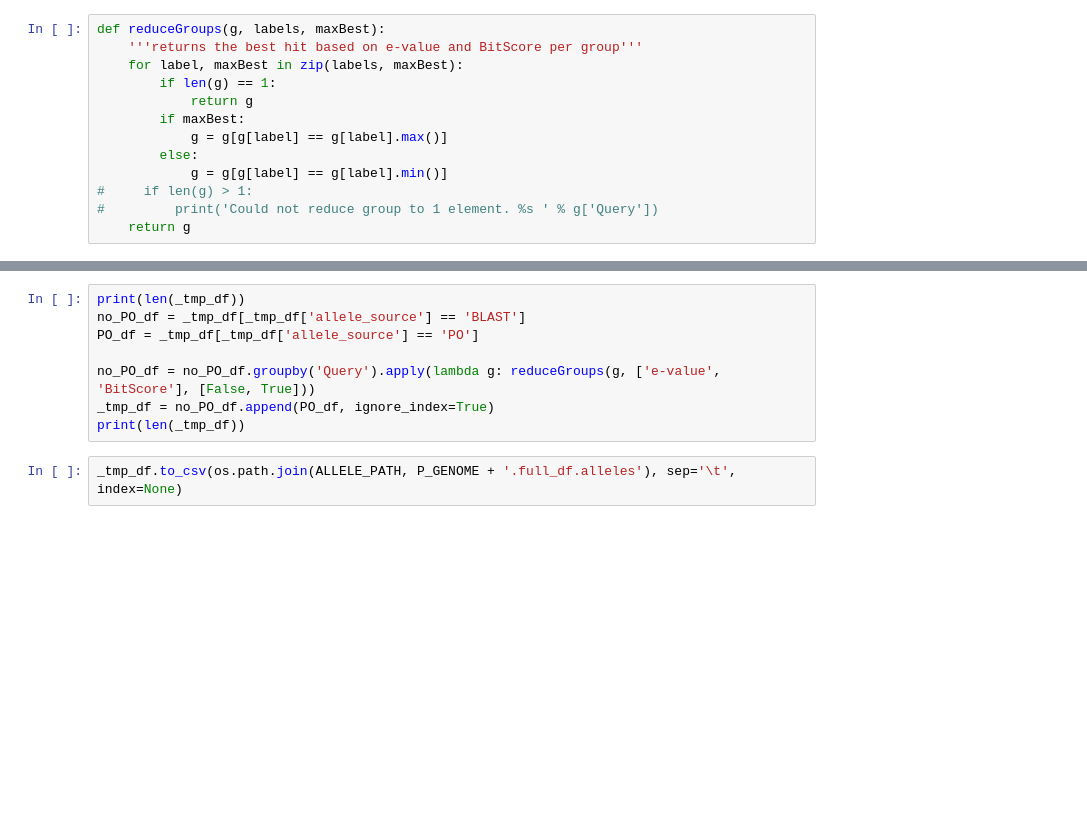
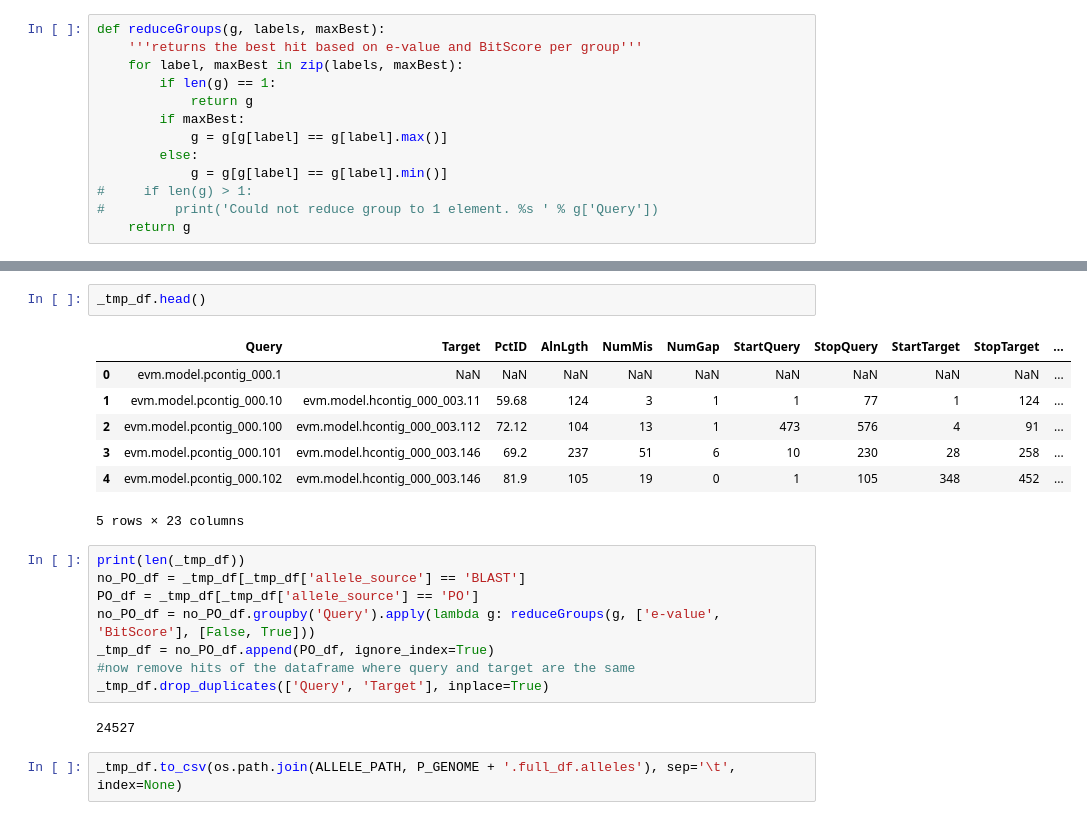
Before and after one commit to Team-Schwessinger/DK_0911-1, a Jupyter notebook: scripts/Pst_104E_defining_alleles_v02_RT.ipynb, the cells around one changed output, grey strips where cells are left out. Cells and saved outputs as stored; diff of their text form; blank space fills up the shorter version.

```diff
--- a/scripts/Pst_104E_defining_alleles_v02_RT.ipynb
+++ b/scripts/Pst_104E_defining_alleles_v02_RT.ipynb
@@ -569,11 +555,23 @@ print(_tmp_df.columns)
+# %%
+_tmp_df.head()
+# %% [output]
+|  | Query | Target | PctID | AlnLgth | NumMis | NumGap | StartQuery | StopQuery | StartTarget | StopTarget | ... |
+| 0 | evm.model.pcontig_000.1 | NaN | NaN | NaN | NaN | NaN | NaN | NaN | NaN | NaN | ... |
+| 1 | evm.model.pcontig_000.10 | evm.model.hcontig_000_003.11 | 59.68 | 124 | 3 | 1 | 1 | 77 | 1 | 124 | ... |
+| 2 | evm.model.pcontig_000.100 | evm.model.hcontig_000_003.112 | 72.12 | 104 | 13 | 1 | 473 | 576 | 4 | 91 | ... |
+| 3 | evm.model.pcontig_000.101 | evm.model.hcontig_000_003.146 | 69.2 | 237 | 51 | 6 | 10 | 230 | 28 | 258 | ... |
+| 4 | evm.model.pcontig_000.102 | evm.model.hcontig_000_003.146 | 81.9 | 105 | 19 | 0 | 1 | 105 | 348 | 452 | ... |
+5 rows × 23 columns
 # %%
 print(len(_tmp_df))
 no_PO_df = _tmp_df[_tmp_df['allele_source'] == 'BLAST']
 PO_df = _tmp_df[_tmp_df['allele_source'] == 'PO']
-
 no_PO_df = no_PO_df.groupby('Query').apply(lambda g: reduceGroups(g, ['e-value', 'BitScore'], [False, True]))
 _tmp_df = no_PO_df.append(PO_df, ignore_index=True)
-print(len(_tmp_df))
+#now remove hits of the dataframe where query and target are the same
+_tmp_df.drop_duplicates(['Query', 'Target'], inplace=True)
+# %% [output]
+24527
 # %%
 _tmp_df.to_csv(os.path.join(ALLELE_PATH, P_GENOME + '.full_df.alleles'), sep='\t', index=None)
 # %%
```
Also changed, not shown: parts of 10 cells of this notebook.
